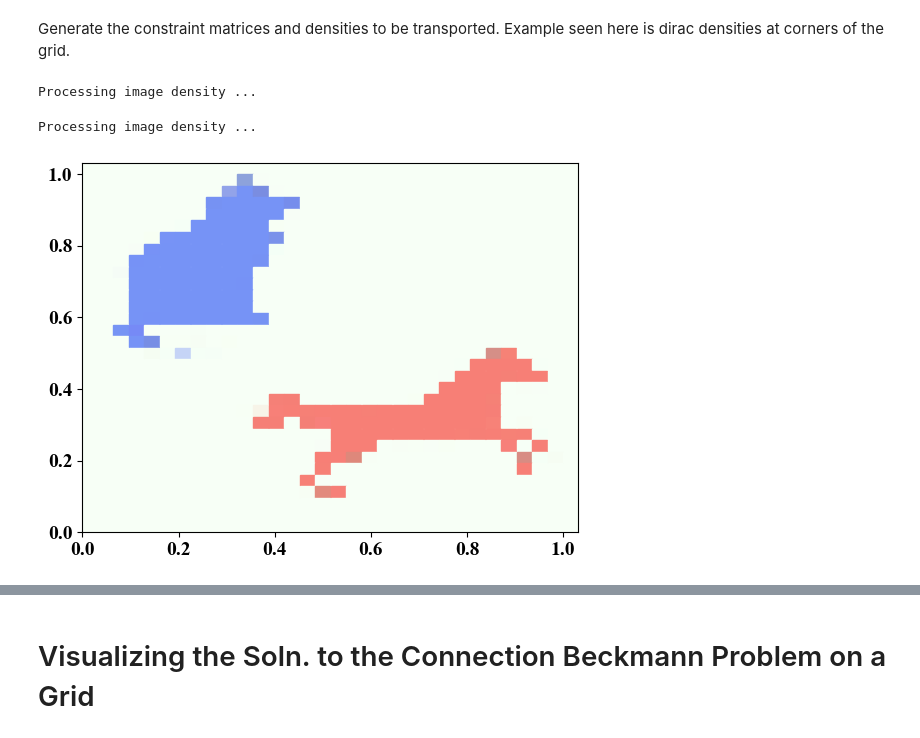
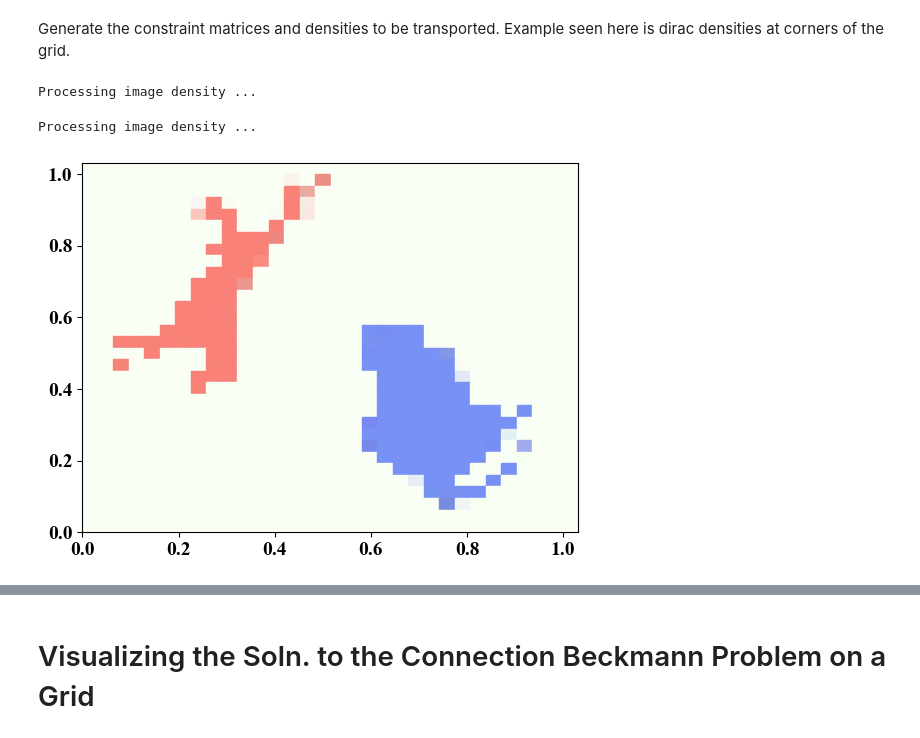
Before and after one commit to sawyer-jack-1/connection-graph-wasserstein, a Jupyter notebook: connection_beckmann_images.ipynb, the cells around one changed output, grey strips where cells are left out. Drawn from its saved outputs; the diff is of its cells as text; code cells hidden in the pictures.

Commit message:
tweaks to rendering grid/image problems

```diff
--- a/connection_beckmann_images.ipynb
+++ b/connection_beckmann_images.ipynb
@@ -109,11 +107,11 @@ def renderColorDensityAsImage(grid, localizedColorDensity):
     plt.show()
 # %%
 
-cat = colorDensityFromImage(gridGraph, 'data/blue_cat.jpg')
-horse = colorDensityFromImage(gridGraph, 'data/red_horse.jpg')
+cat = colorDensityFromImage(gridGraph, 'data/red_horse_2.jpg')
+horse = colorDensityFromImage(gridGraph, 'data/blue_cat_2.jpg')
 
 renderColorDensityAsImage(gridGraph, cat + horse)
 # %% [output]
 Processing image density ...
 Processing image density ...
-[figure, old version]
+[figure, new version]
```
Also changed, not shown: parts of 8 cells of this notebook, 1 other file.
